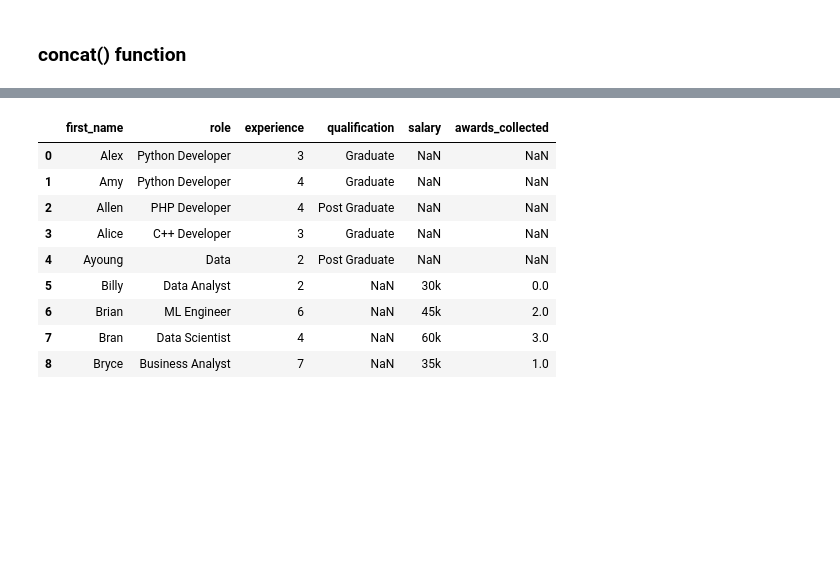
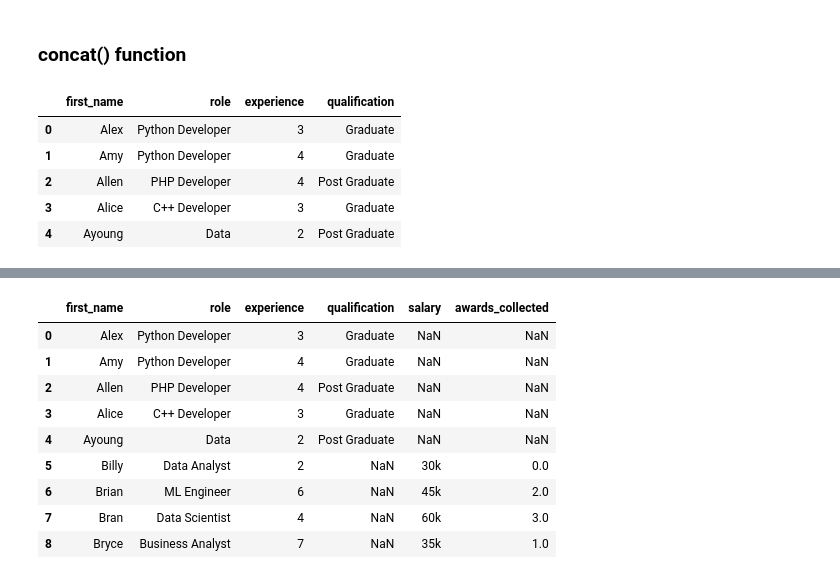
Before and after one commit to mainbosskay/Data_Science-Python_Basics, a Jupyter notebook: python_libraries-pandas.ipynb, the cells around one changed output, grey strips where cells are left out. Drawn from its saved outputs; the diff is of its cells as text; code cells hidden in the pictures; blank space fills up the shorter version.

```diff
--- a/python_libraries-pandas.ipynb
+++ b/python_libraries-pandas.ipynb
@@ -662,3 +662,12 @@ dataset_2 = {
 # %%
 dataset_1 = pd.DataFrame(dataset_1)
 dataset_2 = pd.DataFrame(dataset_2)
+# %%
+dataset_1
+# %% [output]
+|  | first_name | role | experience | qualification |
+| 0 | Alex | Python Developer | 3 | Graduate |
+| 1 | Amy | Python Developer | 4 | Graduate |
+| 2 | Allen | PHP Developer | 4 | Post Graduate |
+| 3 | Alice | C++ Developer | 3 | Graduate |
+| 4 | Ayoung | Data | 2 | Post Graduate |
```
Also changed, not shown: parts of 3 cells of this notebook.
